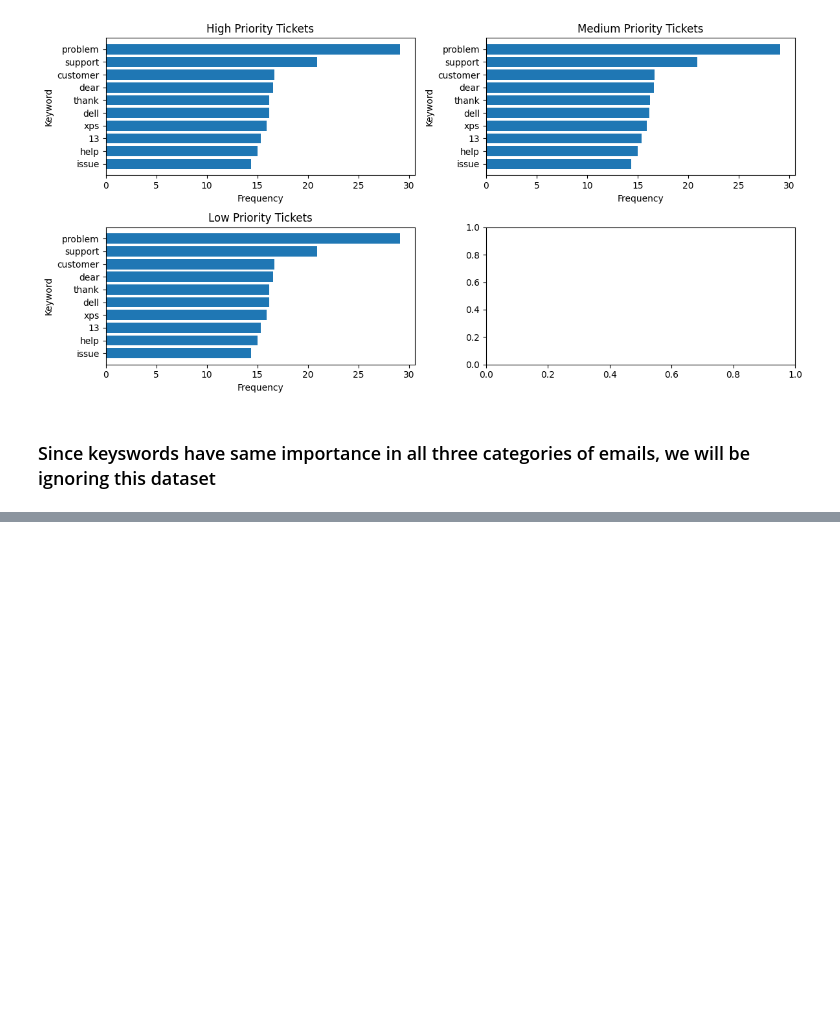
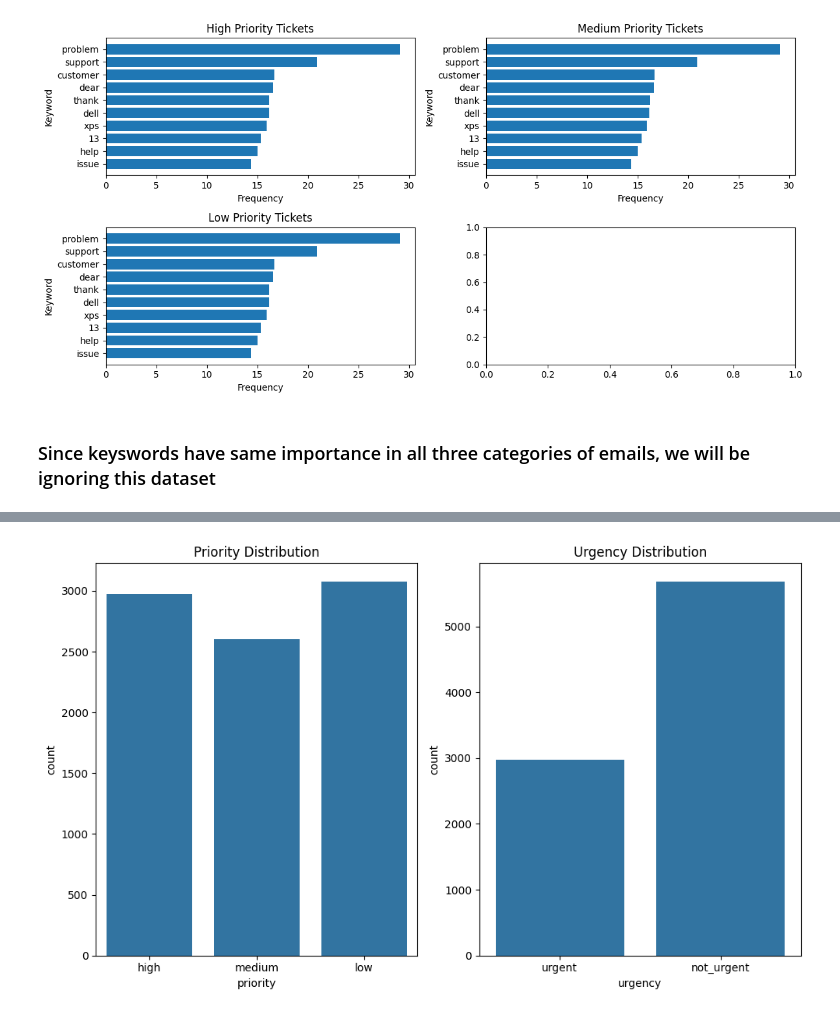
Before and after one commit to Kripa8702/Text-Classifier---Urgent-vs.-No-Urgent, a Jupyter notebook: analysis/hugging_face_data_analysis.ipynb, the cells around one changed output, grey strips where cells are left out. Drawn from its saved outputs; the diff is of its cells as text; code cells hidden in the pictures; blank space fills up the shorter version.

Commit message:
Added: Combining of hugging face dataset and analysis+model training cycle

```diff
--- a/analysis/hugging_face_data_analysis.ipynb
+++ b/analysis/hugging_face_data_analysis.ipynb
@@ -299,0 +302,4 @@ df.to_csv("../csv/hf_priority.csv", index=False)
+# %%
+df_processed = pd.read_csv("../csv/processed_tickets_en.csv")
+print(f"Data sample: \n{df_processed.head()}")
+print(f"Data shape: {df_processed.shape}")
@@ -299,0 +322,5 @@ df.to_csv("../csv/hf_priority.csv", index=False)
+# %%
+# combining the two datasets
+df_combined = pd.concat([df, df_processed], ignore_index=True)
+print(f"Data shape: {df_combined.shape}")
+print(f"Data sample: \n{df_combined.head()}")
@@ -299,0 +343,10 @@ df.to_csv("../csv/hf_priority.csv", index=False)
+# %%
+# Check the distribution of the labels
+fig, axs = plt.subplots(1, 2, figsize=(10, 6))
+sns.countplot(x='priority', data=df_combined, ax=axs[0])
+axs[0].set_title('Priority Distribution')
+sns.countplot(x='urgency', data=df_combined, ax=axs[1])
+axs[1].set_title('Urgency Distribution')
+plt.tight_layout()
+# %% [output]
+[figure, added]
```
Also changed, not shown: parts of 10 cells of this notebook, 2 other files.
